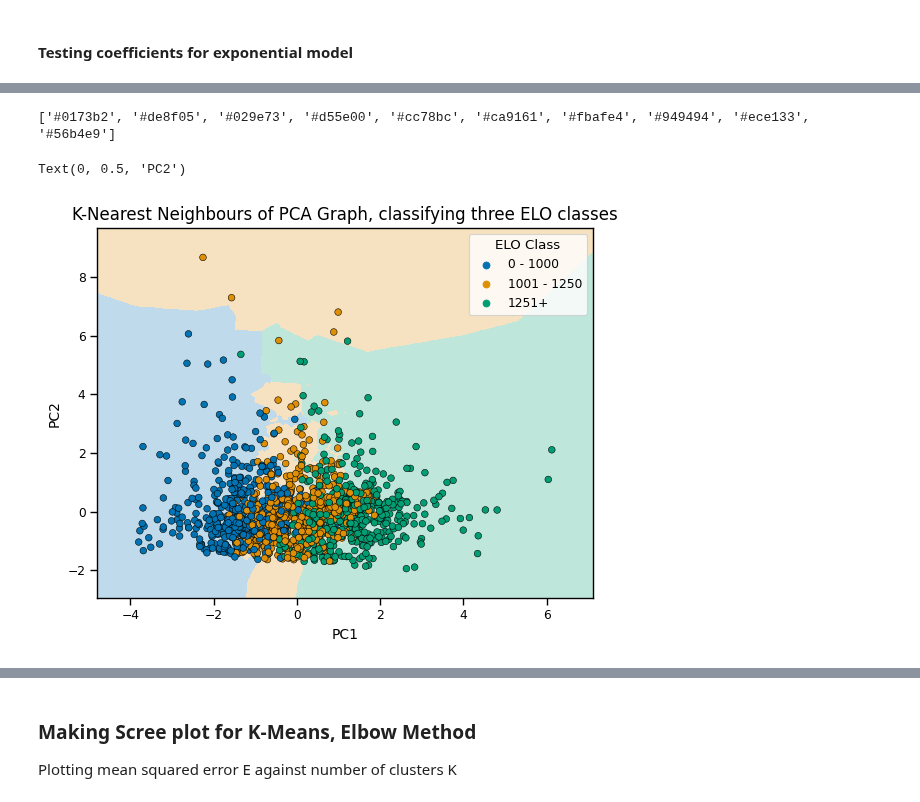
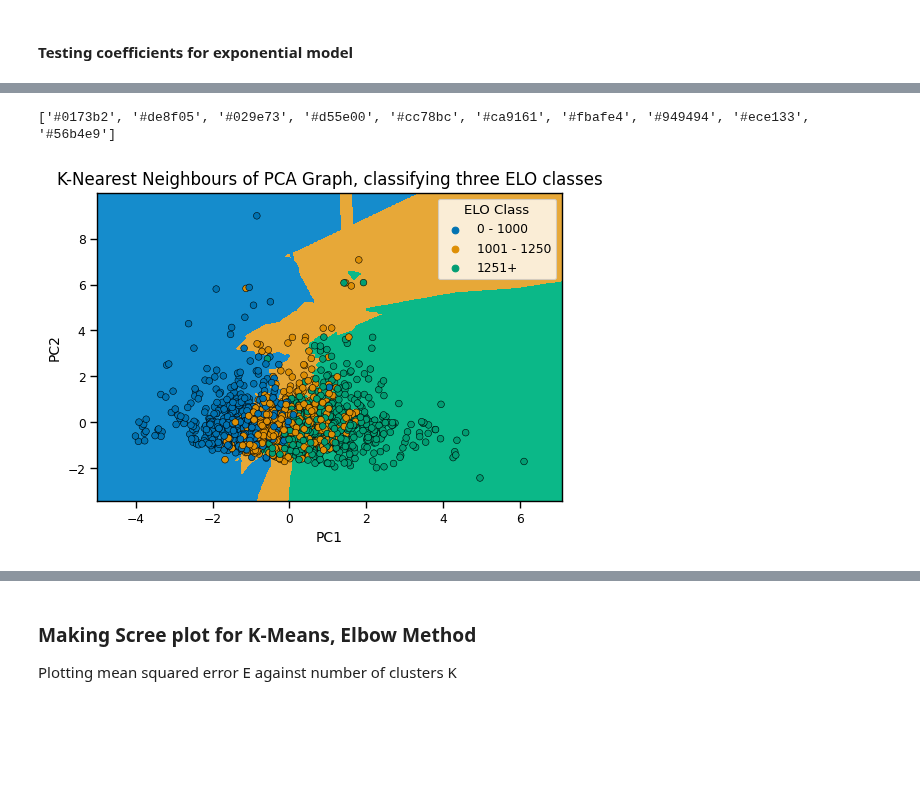
Before and after one commit to leon0241/fds-assignment-3, a Jupyter notebook: assignment-3-Q2.ipynb, the cells around one changed output, grey strips where cells are left out. Saved outputs shown, nothing was run; the diff lists cells and outputs as text; code cells hidden in the pictures; blank space fills up the shorter version.

```diff
--- a/assignment-3-Q2.ipynb
+++ b/assignment-3-Q2.ipynb
@@ -913,7 +915,8 @@ Z = Z.reshape(xx.shape)
 
 Z = np.array(Z, dtype=float)
 
-plt.figure()
+fig, ax2 = plt.subplots(figsize=(6,4))
+# plt.figure()
 
 # Find colour vision deficiency (CVD) accessible colours
 cmap_1 = ListedColormap(sns.color_palette("colorblind"))
@@ -921,41 +924,42 @@ print(sns.color_palette("colorblind").as_hex())
 
 hex_cols = sns.color_palette("colorblind").as_hex()
 
-cols = ["#BFDBEB", "#F6E2C0", "#BFE6DB"]
-# cols = ["#158ccc", "#e7a838", "#0bb888"]
+# cols = ["#BFDBEB", "#F6E2C0", "#BFE6DB"]
+cols = ["#158ccc", "#e7a838", "#0bb888"]
 cmap_2 = ListedColormap(cols)
 
 # Plot contours using CVD accessible colours
 plt.contourf(xx, yy, Z, cmap=cmap_2)
 
 hue_labels = ['0 - 1000', '1001 - 1250', '1251+']
 
 # Labels for classes
 train_lbl = train_lbl.replace({
     1: hue_labels[0],
     2: hue_labels[1],
     3: hue_labels[2]
 })
 
 # Plot data
 ax2 = sns.scatterplot(x=X_data[:, 0], y=X_data[:, 1], hue=train_lbl,
 palette="colorblind", alpha=1.0, edgecolor="black", hue_order=hue_labels)
 sns.move_legend(ax2, title='ELO Class', loc='best')
 
 # Set graph dimensions
 ax2.set_xlim(xx.min(), xx.max())
 ax2.set_ylim(yy.min(), yy.max())
 
 # Label axes
 ax2.set_title("K-Nearest Neighbours of PCA Graph, classifying three ELO classes", fontsize=12)
 ax2.set_xlabel("PC1", fontsize=10)
 ax2.set_ylabel("PC2", fontsize=10)
 # ax2.set_xticks(fontsize=10)
 # ax2.set_yticks(fontsize=10)
+# plt.figure(figsize=(12,6))
+plt.savefig('report/images/knn_graph_exp.png', dpi=300)
 # %% [output]
 ['#0173b2', '#de8f05', '#029e73', '#d55e00', '#cc78bc', '#ca9161', '#fbafe4', '#949494', '#ece133', '#56b4e9']
-Text(0, 0.5, 'PC2')
-[figure, old version]
+[figure, new version]
 # %%
 PC_values = np.arange(pca.n_components_) + 1
 plt.plot(PC_values, pca.explained_variance_ratio_, 'o-', linewidth=2, color=hex_cols[0])
```
Also changed, not shown: parts of 12 cells of this notebook, 5 other files.
